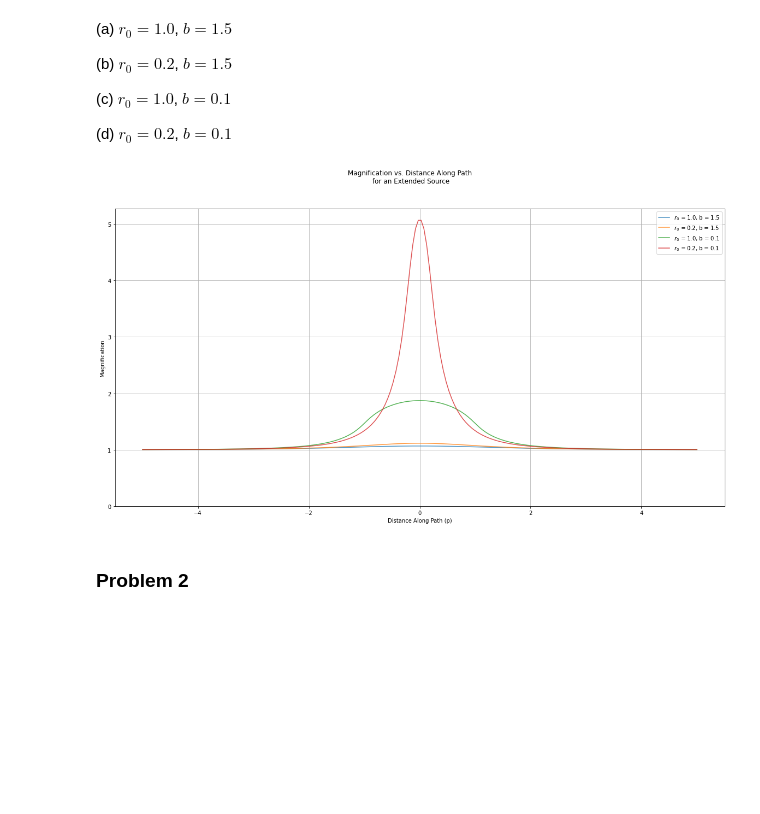
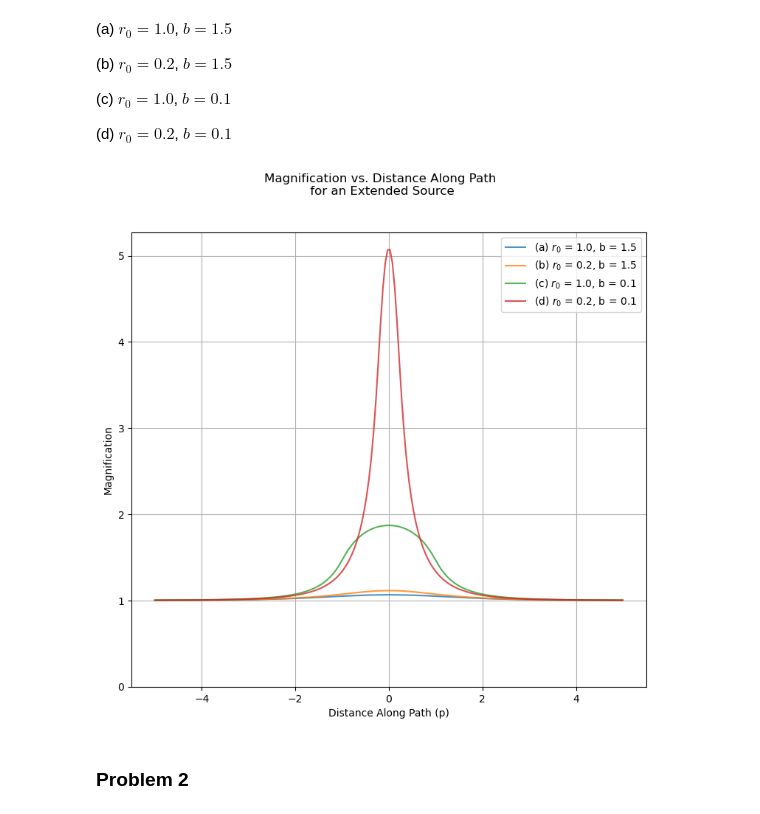
Before and after one commit to tylerbarna/AST8110, a Jupyter notebook: pset05/pset05.ipynb, the cells around one changed output. Cells and saved outputs as stored; diff of their text form; code cells hidden in the pictures; blank space fills up the shorter version.

```diff
--- a/pset05/pset05.ipynb
+++ b/pset05/pset05.ipynb
@@ -108,48 +108,50 @@ def lc(r0,b,p,dark=False):
                                                     b + r * np.sin(theta)])
     elif dark:
         beta = lambda r, theta, b, p: np.linalg.norm([p - r * np.cos(theta),
-                                                    b + r * np.sin(theta)]) #* (1 - 0.5 * (1 - np.sqrt(1 - r**2)))
+                                                    b + r * np.sin(theta)]) * (1 - 0.5 * (1 - np.sqrt(1 - r**2)))
 
     if not dark:
         integral = lambda r, theta, b, p: r * (beta(r, theta, b, p)**2 +2)/(beta(r, theta, b, p) * np.sqrt(beta(r, theta, b, p)**2 + 4))
 
     elif dark:
-        limb = lambda r: 1 - 0.5 * (1 - np.sqrt(1 - r**2))
-        integral = lambda r, theta, b, p:  r * (beta(r, theta, b, p)**2 +2)/(beta(r, theta, b, p) * np.sqrt(beta(r, theta, b, p)**2 + 4)) * limb(r)
+        limb = lambda r: 1 - 0.5 * (1 - np.sqrt(1 - (r)**2))
+        integral = lambda r, theta, b, p:  r * (beta(r, theta, b, p)**2 +2)/(beta(r, theta, b, p) * np.sqrt(beta(r, theta, b, p)**2 + 4)) * 1 - 0.5 * (1 - np.sqrt(1 - (r)**2))
 
+    ## integral for each point along path
     curve = lambda p: dblquad(integral,
                               0, np.pi,
                               0, r0,
                               args=(b, p),
                               epsrel=5)[0]
     curve = np.vectorize(curve)
-    curveVal = 2* curve(p) /(np.pi * r0**2)
+    curveVal = 2* curve(p) /(np.pi * r0**2) ## normalization
+    #curveVal = curveVal + 0.21 if dark else curveVal
     #curve = map(lambda x: 2*x/(np.pi*r0**2), curve(p))
     return curveVal
 # %%
 ## define parameters
 r0 = [1.0,0.2,1.0,0.2]
 b = [1.5,1.5,0.1,0.1]
 p = np.linspace(-5,5,200)
 
 ## plot the lightcurves
-fig, ax = plt.subplots(1,1,figsize=(20,10), facecolor="white")
+fig, ax = plt.subplots(1,1,figsize=(9,8), facecolor="white")
 
 #for r0, b in zip(r0,b):
 
 mag = [lc(r0=r0,b=b,p=p,dark=False) for r0, b in zip(r0,b)]
 
 [sns.lineplot(x=p, y=mlc,
                 alpha=0.8,
-                label=r'$r_0$ = {}, b = {}'.format(r0,b), ax = ax)
- for mlc, r0, b in zip(mag, r0, b)]
+                label=r'{} $r_0$ = {}, b = {}'.format(part, r0, b), ax = ax)
+ for mlc, r0, b, part in zip(mag, r0, b, ['(a)','(b)','(c)','(d)'])]
 fig.suptitle('Magnification vs. Distance Along Path\n for an Extended Source')
 ax.set_xlabel('Distance Along Path (p)')
 ax.set_ylabel('Magnification')
 ax.set_ylim(0,)
 plt.show();
 # %% [output]
-[figure, old version]
+[figure, new version]
 # %% [markdown]
 ### Problem 2
 # %% [markdown]
```
Also changed, not shown: parts of 5 cells of this notebook.
